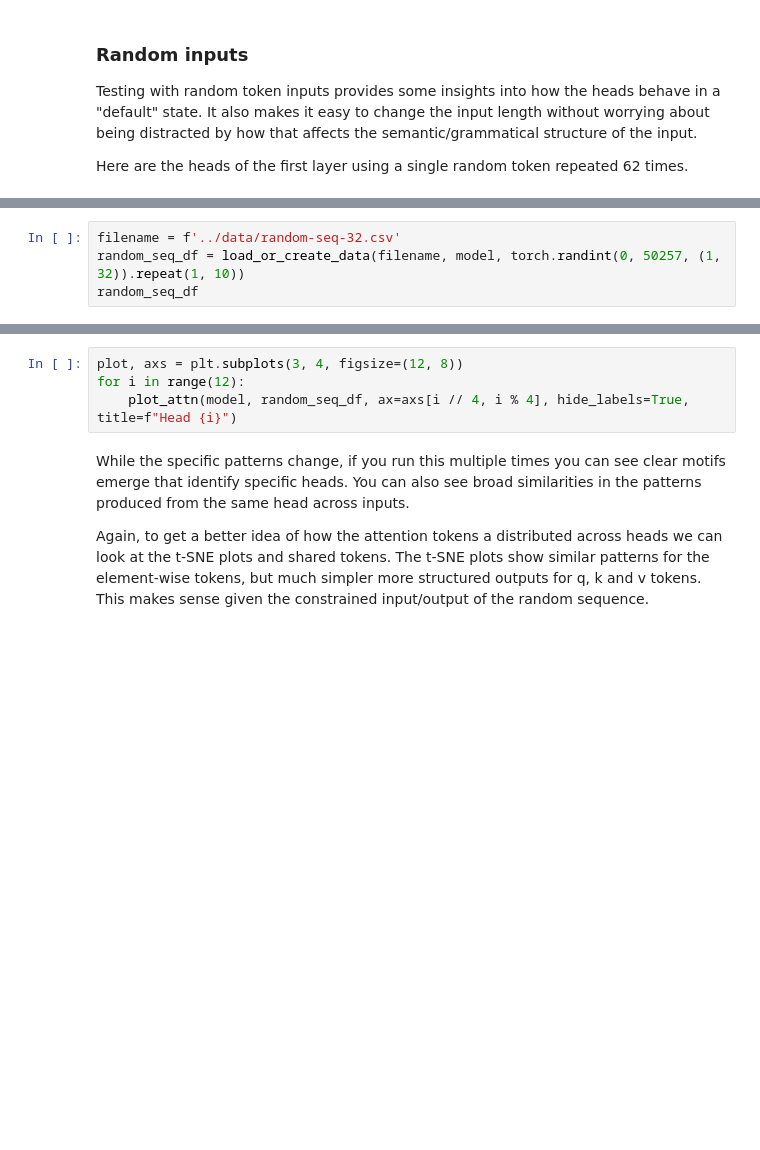
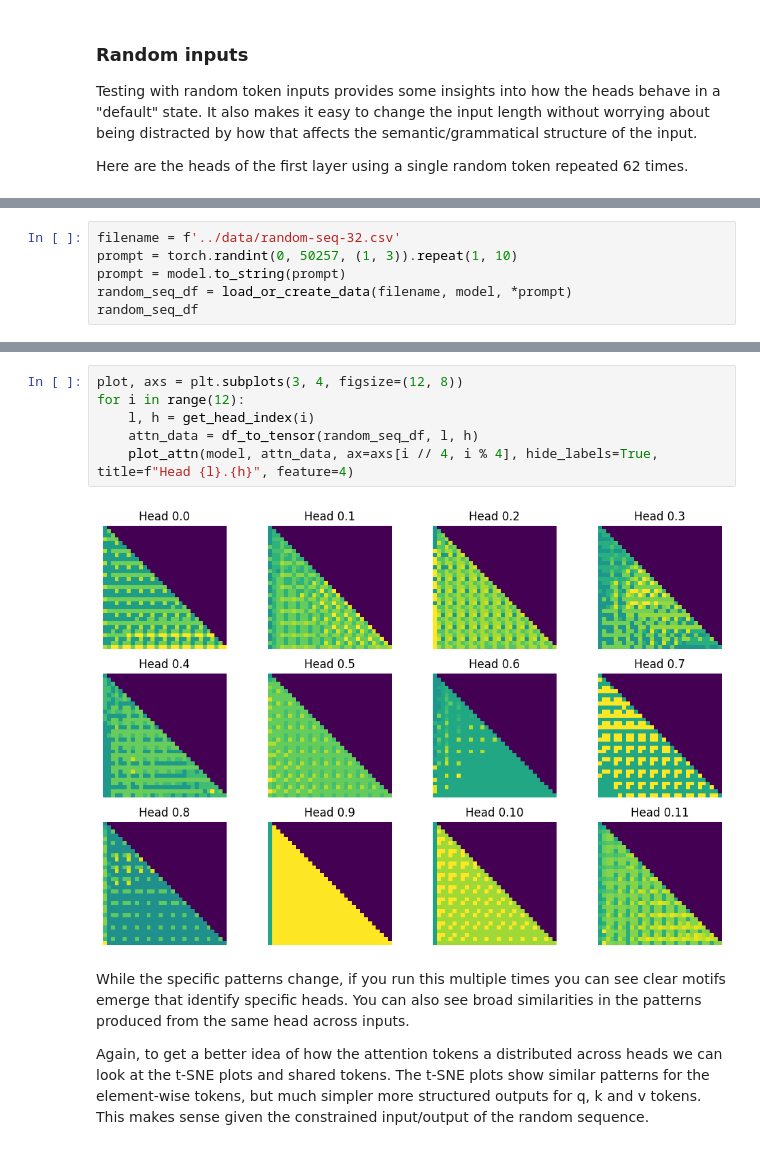
Before and after one commit to layterz/experiments, a Jupyter notebook: notebooks/attention-tokens.ipynb, the cells around one changed output, grey strips where cells are left out. Cells and saved outputs as stored; diff of their text form; blank space fills up the shorter version.

```diff
--- a/notebooks/attention-tokens.ipynb
+++ b/notebooks/attention-tokens.ipynb
@@ -259,4 +276,6 @@ for i in range(12):
 # %%
 filename = f'../data/random-seq-32.csv'
-random_seq_df = load_or_create_data(filename, model, torch.randint(0, 50257, (1, 32)).repeat(1, 10))
+prompt = torch.randint(0, 50257, (1, 3)).repeat(1, 10)
+prompt = model.to_string(prompt)
+random_seq_df = load_or_create_data(filename, model, *prompt)
 random_seq_df
@@ -263,7 +297,11 @@ random_seq_df
 # %%
 plot, axs = plt.subplots(3, 4, figsize=(12, 8))
 for i in range(12):
-    plot_attn(model, random_seq_df, ax=axs[i // 4, i % 4], hide_labels=True, title=f"Head {i}")
+    l, h = get_head_index(i)
+    attn_data = df_to_tensor(random_seq_df, l, h)
+    plot_attn(model, attn_data, ax=axs[i // 4, i % 4], hide_labels=True, title=f"Head {l}.{h}", feature=4)
+# %% [output]
+[figure, added]
 # %% [markdown]
 While the specific patterns change, if you run this multiple times you can see clear motifs emerge that identify specific heads. You can also see broad similarities in the patterns produced from the same head across inputs.
 
```
Also changed, not shown: parts of 23 cells of this notebook.
